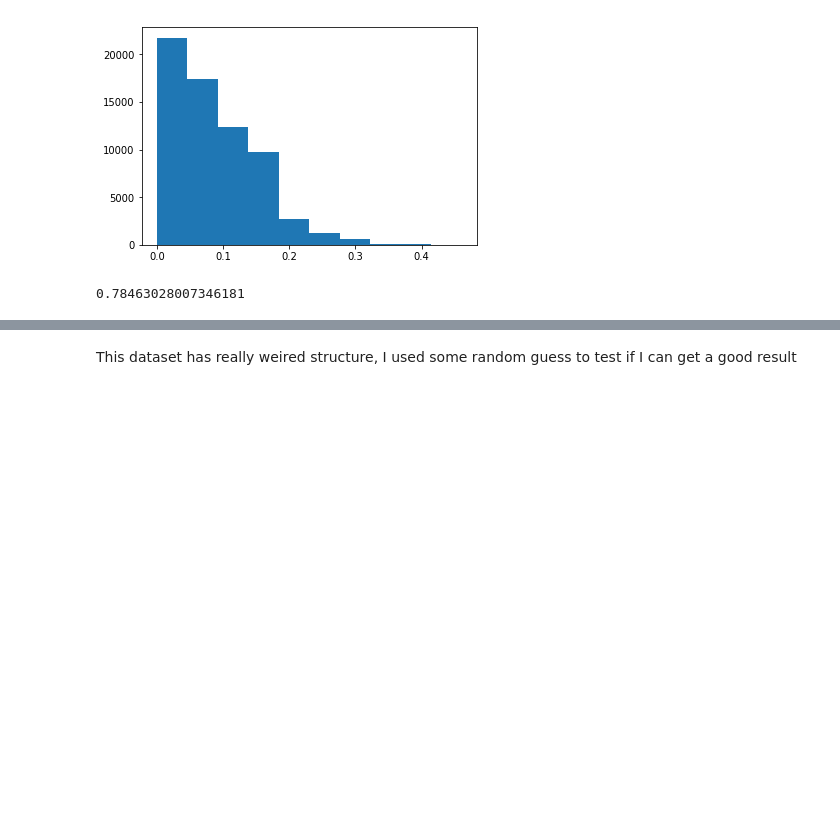
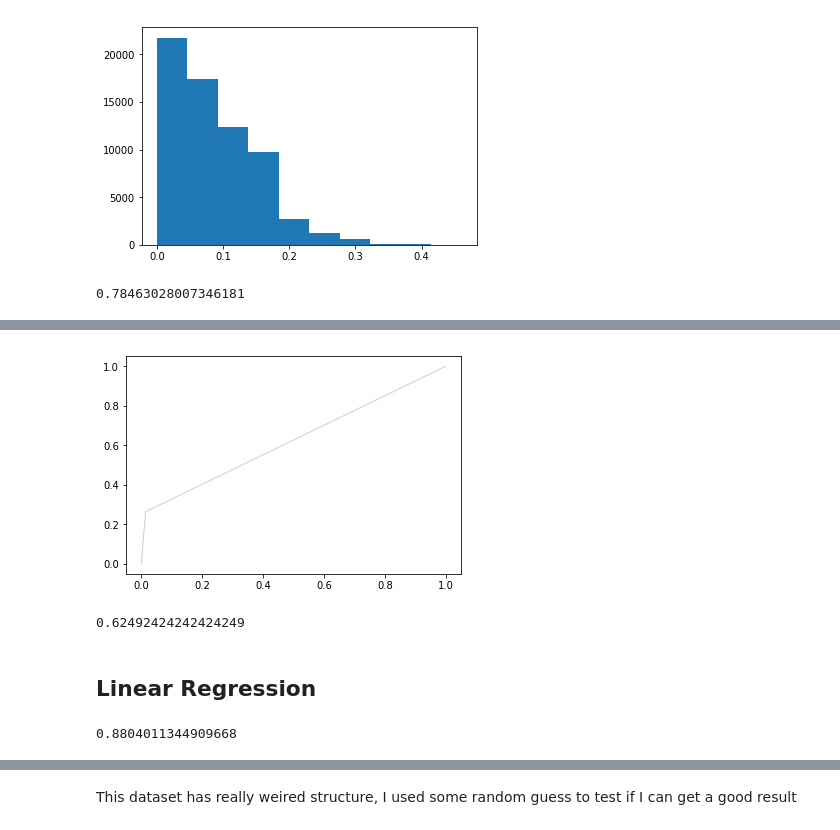
Before and after one commit to Jacksoften/Santander_Customer_Transaction_Prediction, a Jupyter notebook: algorithms.ipynb, the cells around one changed output, grey strips where cells are left out. Drawn from its saved outputs; the diff is of its cells as text; code cells hidden in the pictures; blank space fills up the shorter version.

```diff
--- a/algorithms.ipynb
+++ b/algorithms.ipynb
@@ -285,0 +304,16 @@ roc_auc
+# %%
+fpr, tpr, thresholds = roc_curve(y_test, logit_prediction)
+
+roc_auc = auc(fpr, tpr)
+
+plt.plot(fpr, tpr, lw=1, alpha=0.3)
+
+plt.show()
+# %% [output]
+[figure, added]
+# %%
+roc_auc
+# %% [output]
+0.62492424242424249
+# %% [markdown]
+## Linear Regression
@@ -285,0 +325,6 @@ roc_auc
+# %%
+starttime = time()
+linear_model.fit(X_train, y_train)
+print(time() - starttime)
+# %% [output]
+0.8804011344909668
```
Also changed, not shown: parts of 42 cells of this notebook, 1 other file.
